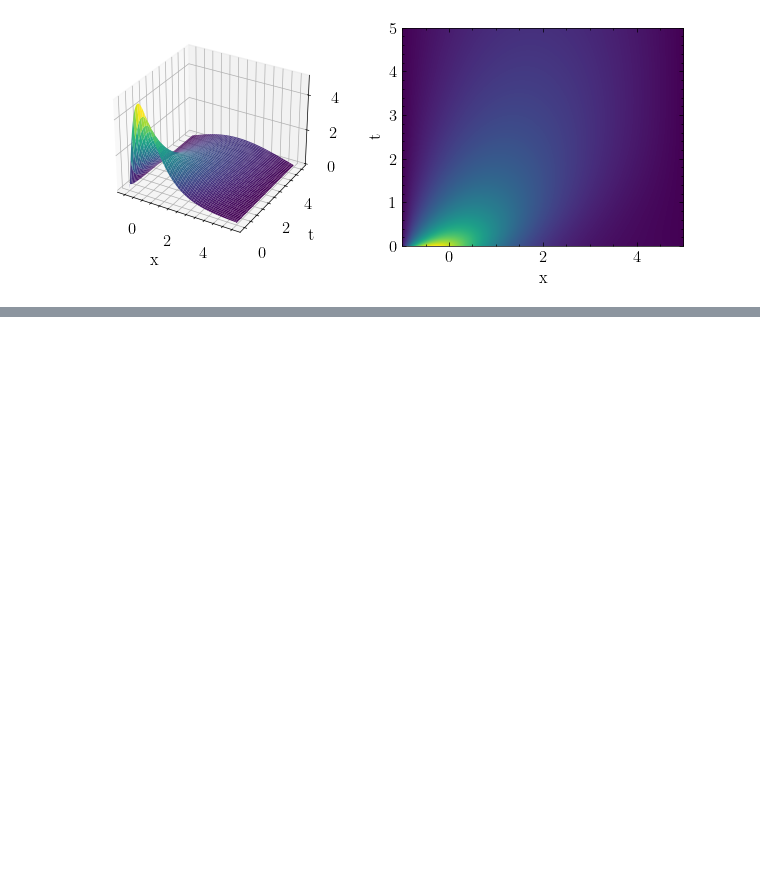
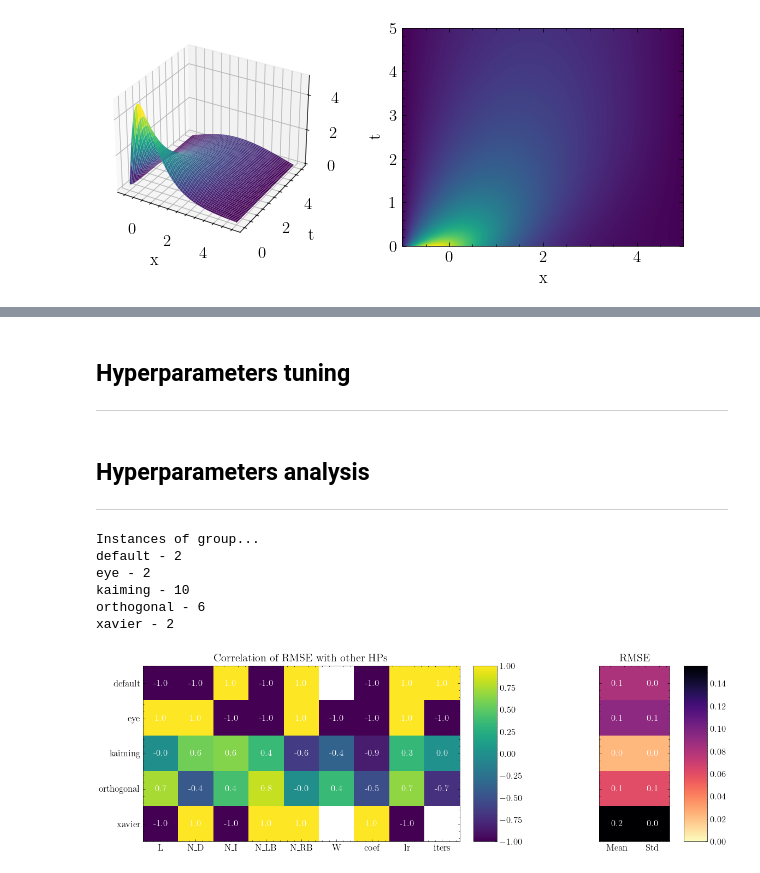
Before and after one commit to DaniilLaptev/pinns, a Jupyter notebook: code/diffusion.ipynb, the cells around one changed output, grey strips where cells are left out. Drawn from its saved outputs; the diff is of its cells as text; code cells hidden in the pictures; blank space fills up the shorter version.

```diff
--- a/code/diffusion.ipynb
+++ b/code/diffusion.ipynb
@@ -194,0 +278,3 @@ plot_pde(problem.x, problem.t, problem.solution, size=(6.5, 3))
+# %% [markdown]
+## Hyperparameters tuning
+---
@@ -194,0 +413,3 @@ plot_pde(problem.x, problem.t, problem.solution, size=(6.5, 3))
+# %% [markdown]
+## Hyperparameters analysis
+---
@@ -194,0 +419,21 @@ plot_pde(problem.x, problem.t, problem.solution, size=(6.5, 3))
+# %%
+new_names = ['rmse', 'L', 'N_D', 'N_I', 'N_LB', 'N_RB', 'W', 'coef', 'init', 'lr', 'sampling', 'iters']
+
+diff1 = pd.read_csv('./studies/diff_1.csv', index_col=0).drop(['number', 'datetime_start', 'datetime_complete', 'duration', 'state'], axis=1)
+diff2 = pd.read_csv('./studies/diff_2.csv', index_col=0).drop(['number', 'datetime_start', 'datetime_complete', 'duration', 'state'], axis=1)
+# lv3 = pd.read_csv('./studies/lv_3.csv', index_col=0).drop(['number', 'datetime_start', 'datetime_complete', 'duration', 'state'], axis=1)
+# lv4 = pd.read_csv('./studies/lv_4.csv', index_col=0).drop(['number', 'datetime_start', 'datetime_complete', 'duration', 'state'], axis=1)
+
+for df in [diff1, diff2]:
+    df.columns = new_names
+# %%
+correlation, rmse_data, xlabels, ylabels = get_corr(diff1.drop(['sampling'], axis=1))
+plot_rmse_corr(correlation, rmse_data, xlabels, ylabels, k=0.5)
+# %% [output]
+Instances of group...
+default - 2
+eye - 2
+kaiming - 10
+orthogonal - 6
+xavier - 2
+[figure, added]
```
Also changed, not shown: parts of 15 cells of this notebook, 4 other files.
